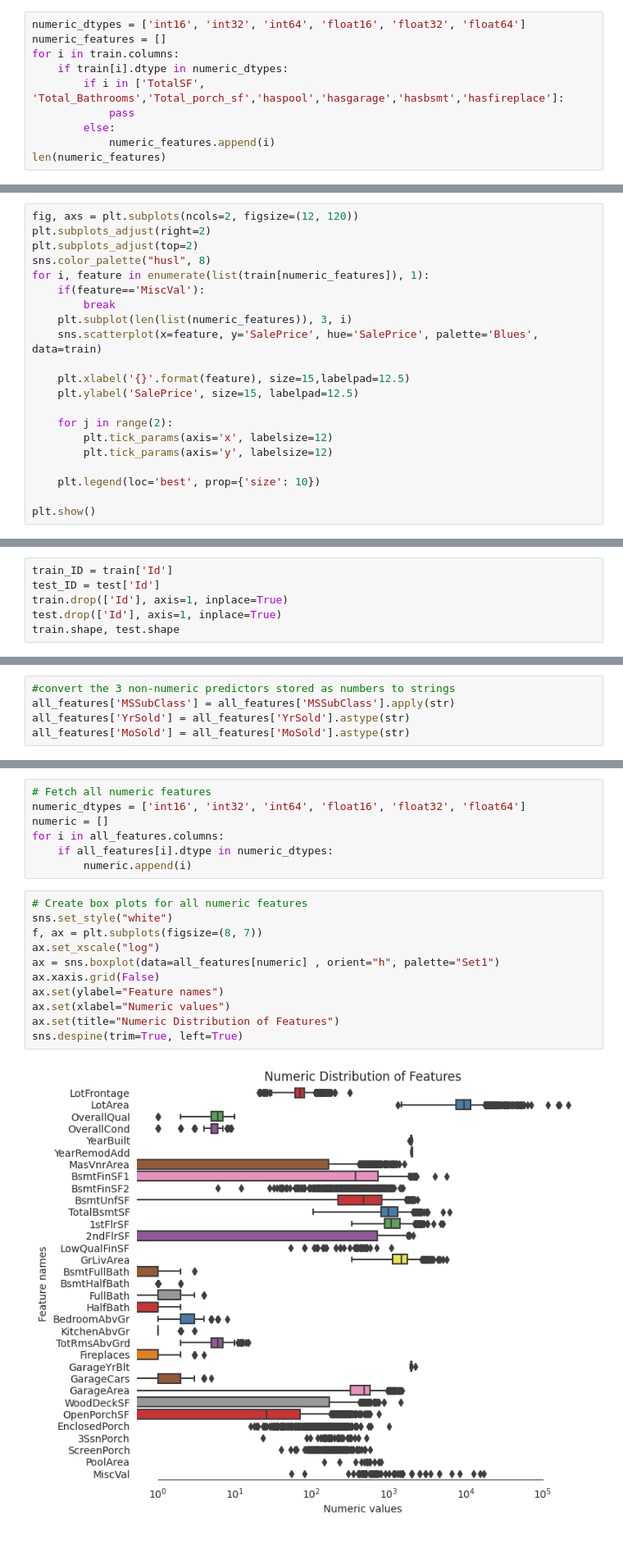
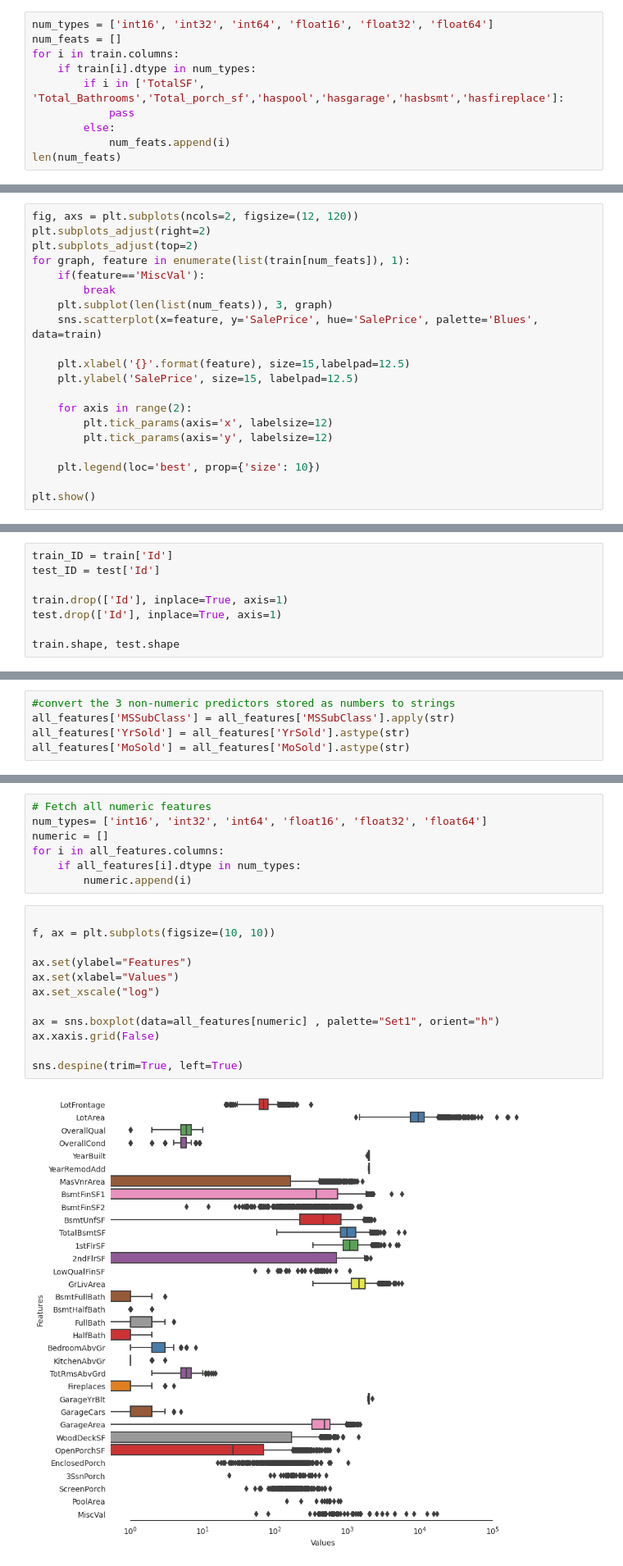
Before and after one commit to KatelinVincent/ML_final_project, a Jupyter notebook: Report.ipynb, the cells around one changed output, grey strips where cells are left out. Shown at 82% size. Drawn from its saved outputs; the diff is of its cells as text.

```diff
--- a/Report.ipynb
+++ b/Report.ipynb
@@ -97,30 +75,29 @@ create "numeric_features", a list of all features that are already numeric
 # %%
-numeric_dtypes = ['int16', 'int32', 'int64', 'float16', 'float32', 'float64']
-numeric_features = []
+num_types = ['int16', 'int32', 'int64', 'float16', 'float32', 'float64']
+num_feats = []
 for i in train.columns:
-    if train[i].dtype in numeric_dtypes:
+    if train[i].dtype in num_types:
         if i in ['TotalSF', 'Total_Bathrooms','Total_porch_sf','haspool','hasgarage','hasbsmt','hasfireplace']:
             pass
         else:
-            numeric_features.append(i)
-len(numeric_features)
+            num_feats.append(i)
+len(num_feats)
 # %% [output]
 38
 # %%
 fig, axs = plt.subplots(ncols=2, figsize=(12, 120))
 plt.subplots_adjust(right=2)
 plt.subplots_adjust(top=2)
-sns.color_palette("husl", 8)
-for i, feature in enumerate(list(train[numeric_features]), 1):
+for graph, feature in enumerate(list(train[num_feats]), 1):
     if(feature=='MiscVal'):
         break
-    plt.subplot(len(list(numeric_features)), 3, i)
+    plt.subplot(len(list(num_feats)), 3, graph)
     sns.scatterplot(x=feature, y='SalePrice', hue='SalePrice', palette='Blues', data=train)
 
     plt.xlabel('{}'.format(feature), size=15,labelpad=12.5)
     plt.ylabel('SalePrice', size=15, labelpad=12.5)
 
-    for j in range(2):
+    for axis in range(2):
         plt.tick_params(axis='x', labelsize=12)
         plt.tick_params(axis='y', labelsize=12)
 
@@ -132,8 +109,10 @@ plt.show()
 # %%
 train_ID = train['Id']
 test_ID = test['Id']
-train.drop(['Id'], axis=1, inplace=True)
-test.drop(['Id'], axis=1, inplace=True)
+
+train.drop(['Id'], inplace=True, axis=1)
+test.drop(['Id'], inplace=True, axis=1)
+
 train.shape, test.shape
 # %% [output]
 ((1460, 80), (1459, 79))
@@ -247,22 +223,23 @@ Percent of missing data
 # %%
 # Fetch all numeric features
-numeric_dtypes = ['int16', 'int32', 'int64', 'float16', 'float32', 'float64']
+num_types= ['int16', 'int32', 'int64', 'float16', 'float32', 'float64']
 numeric = []
 for i in all_features.columns:
-    if all_features[i].dtype in numeric_dtypes:
+    if all_features[i].dtype in num_types:
         numeric.append(i)
 # %%
-# Create box plots for all numeric features
-sns.set_style("white")
-f, ax = plt.subplots(figsize=(8, 7))
+
+f, ax = plt.subplots(figsize=(10, 10))
+
+ax.set(ylabel="Features")
+ax.set(xlabel="Values")
 ax.set_xscale("log")
-ax = sns.boxplot(data=all_features[numeric] , orient="h", palette="Set1")
+
+ax = sns.boxplot(data=all_features[numeric] , palette="Set1", orient="h")
 ax.xaxis.grid(False)
-ax.set(ylabel="Feature names")
-ax.set(xlabel="Numeric values")
-ax.set(title="Numeric Distribution of Features")
+
 sns.despine(trim=True, left=True)
 # %% [output]
-[figure, old version]
+[figure, new version]
 # %%
 # Find skewed numerical features
```
Also changed, not shown: parts of 11 cells of this notebook.
